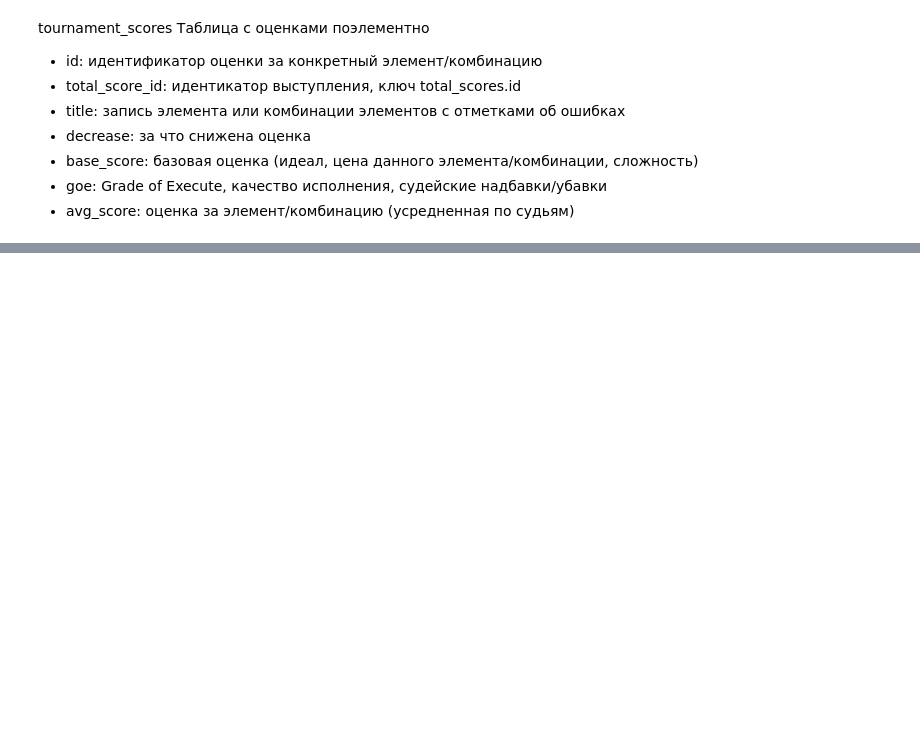
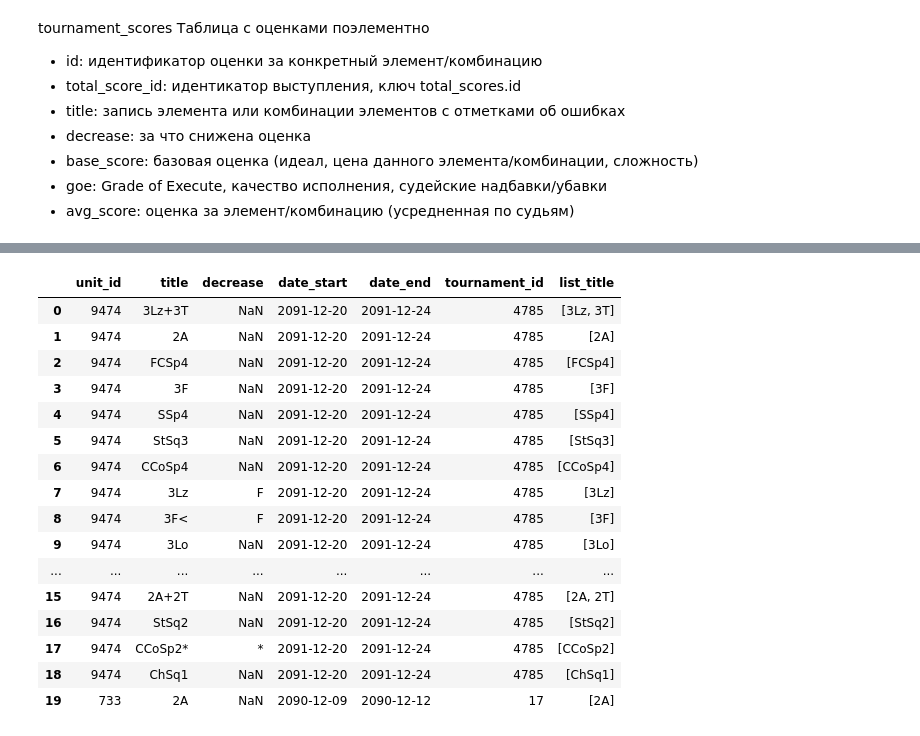
Before and after one commit to keda88/Portfolio, a Jupyter notebook: My champion/My champion.ipynb, the cells around one changed output, grey strips where cells are left out. Cells and saved outputs as stored; diff of their text form; code cells hidden in the pictures; blank space fills up the shorter version.

```diff
--- a/My champion/My champion.ipynb
+++ b/My champion/My champion.ipynb
@@ -206,0 +603,20 @@ tournament_scores Таблица с оценками поэлементно
+# %%
+new_df.head(20)
+# %% [output]
+|  | unit_id | title | decrease | date_start | date_end | tournament_id | list_title |
+| 0 | 9474 | 3Lz+3T | NaN | 2091-12-20 | 2091-12-24 | 4785 | [3Lz, 3T] |
+| 1 | 9474 | 2A | NaN | 2091-12-20 | 2091-12-24 | 4785 | [2A] |
+| 2 | 9474 | FCSp4 | NaN | 2091-12-20 | 2091-12-24 | 4785 | [FCSp4] |
+| 3 | 9474 | 3F | NaN | 2091-12-20 | 2091-12-24 | 4785 | [3F] |
+| 4 | 9474 | SSp4 | NaN | 2091-12-20 | 2091-12-24 | 4785 | [SSp4] |
+| 5 | 9474 | StSq3 | NaN | 2091-12-20 | 2091-12-24 | 4785 | [StSq3] |
+| 6 | 9474 | CCoSp4 | NaN | 2091-12-20 | 2091-12-24 | 4785 | [CCoSp4] |
+| 7 | 9474 | 3Lz | F | 2091-12-20 | 2091-12-24 | 4785 | [3Lz] |
+| 8 | 9474 | 3F< | F | 2091-12-20 | 2091-12-24 | 4785 | [3F] |
+| 9 | 9474 | 3Lo | NaN | 2091-12-20 | 2091-12-24 | 4785 | [3Lo] |
+| ... | ... | ... | ... | ... | ... | ... | ... |
+| 15 | 9474 | 2A+2T | NaN | 2091-12-20 | 2091-12-24 | 4785 | [2A, 2T] |
+| 16 | 9474 | StSq2 | NaN | 2091-12-20 | 2091-12-24 | 4785 | [StSq2] |
+| 17 | 9474 | CCoSp2* | * | 2091-12-20 | 2091-12-24 | 4785 | [CCoSp2] |
+| 18 | 9474 | ChSq1 | NaN | 2091-12-20 | 2091-12-24 | 4785 | [ChSq1] |
+| 19 | 733 | 2A | NaN | 2090-12-09 | 2090-12-12 | 17 | [2A] |
```
Also changed, not shown: parts of 50 cells of this notebook.
